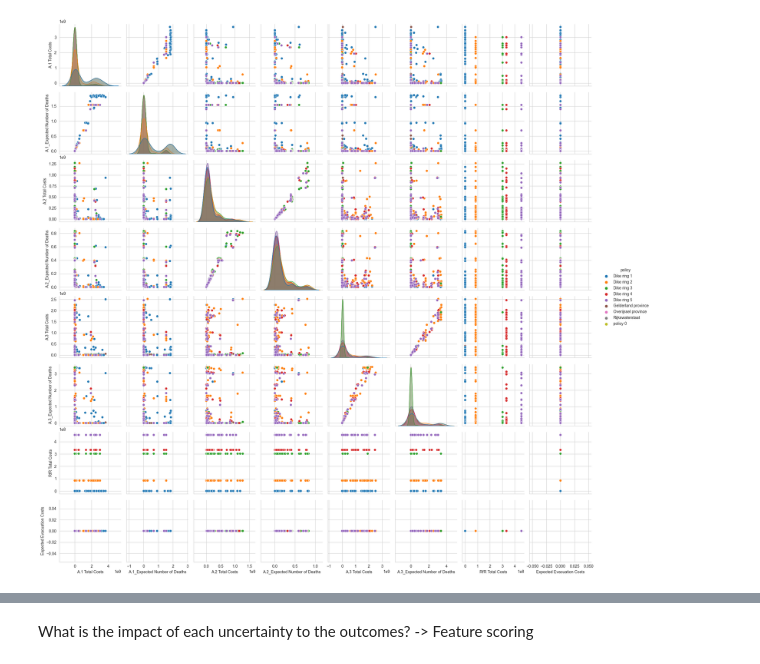
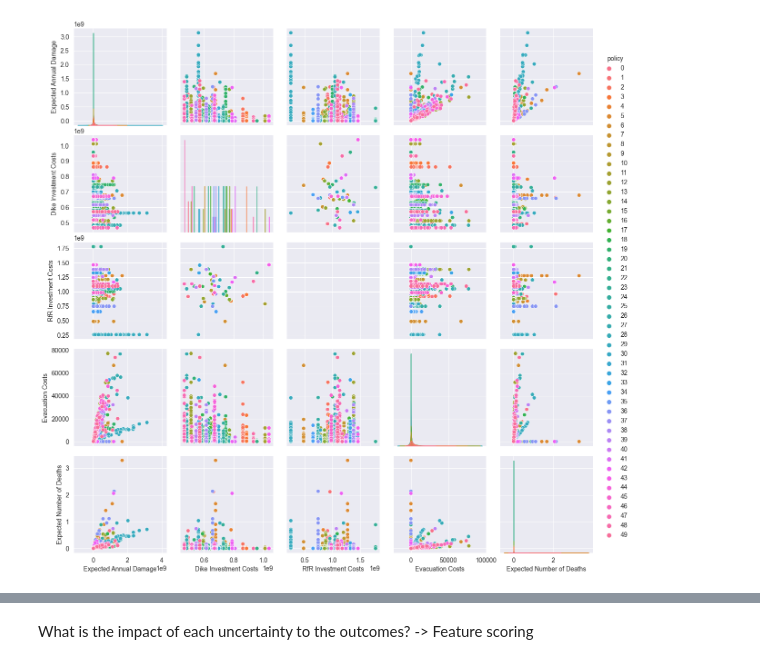
Before and after one commit to BRtudelft/Group1_EPA1361_Model-based_Decision-making, a Jupyter notebook: Policy discovery.ipynb, the cells around one changed output, grey strips where cells are left out. Saved outputs shown, nothing was run; the diff lists cells and outputs as text; code cells hidden in the pictures.

```diff
--- a/Policy discovery.ipynb
+++ b/Policy discovery.ipynb
@@ -32,7 +35,7 @@ ema_logging.log_to_stderr(ema_logging.INFO)
 
 # choose problem formulation number, between 0-5
 # each problem formulation has its own list of outcomes
-dike_model, planning_steps = get_model_for_problem_formulation(3)
+dike_model, planning_steps = get_model_for_problem_formulation(2)
 # %%
 # enlisting uncertainties, their types (RealParameter/IntegerParameter/CategoricalParameter), lower boundary, and upper boundary
 import copy
@@ -294,6 +327,6 @@ upstream
 # %%
-sns.pairplot(upstream, hue='policy', )
+sns.pairplot(data, hue='policy', )
 plt.show()
 # %% [output]
-[figure, old version]
+[figure, new version]
 # %%
```
Also changed, not shown: parts of 13 cells of this notebook.
